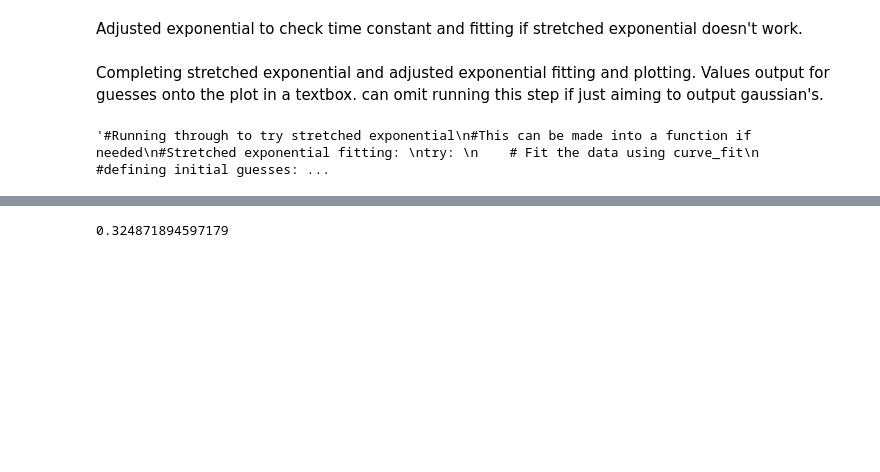
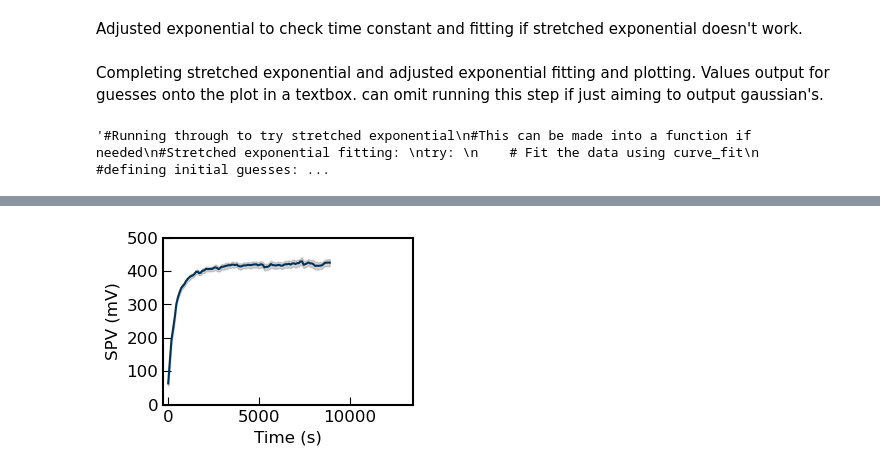
Before and after one commit to RamadanLab/KPFM_processing, a Jupyter notebook: TimeSeriesProcessing.ipynb, the cells around one changed output, grey strips where cells are left out. Cells and saved outputs as stored; diff of their text form; code cells hidden in the pictures; blank space fills up the shorter version.

Commit message:
Updating to try get tau and SPV_sat vlines to work

```diff
--- a/TimeSeriesProcessing.ipynb
+++ b/TimeSeriesProcessing.ipynb
@@ -694,7 +702,50 @@ constant=0.14
-# %%
-print(np.mean(y_fit[5:1000000]))
-# %% [output]
-0.324871894597179
+# %%
+#Plotting spread with any relevant lines:
+plt.figure(figsize=(figsize_x, figsize_y))
+ax = plt.gca()
+plt.rcParams.update({'font.size': base_font_size})
+ax.tick_params(axis='both',direction='in', length=tick_length)
+for axis in ['top','bottom','left','right']:
+    ax.spines[axis].set_linewidth(line_width)
+plt.xlabel("Time (s)")
+plt.ylabel("SPV (mV)")
+ax.xaxis.set_major_locator(MaxNLocator(nbins=3))
+ax.yaxis.set_major_locator(MaxNLocator(nbins=5))
+plt.plot(time_scatter,multigaussian_peak_new,'-', label = 'Average SPV', color=GI_U_color, linewidth=line_width)
+plt.plot(time_scatter, multigaussian_min_new, color='#6F6F6F', linewidth=0.0001)
+plt.plot(time_scatter, multigaussian_max_new, color='#6F6F6F', linewidth=0.0001)
+plt.fill_between(time_scatter, multigaussian_min_new, multigaussian_max_new, color='#6F6F6F',
+                 alpha=0.3)
+if np.max(time_scatter)> 9050:
+    plt.vlines(x=image_time*100,
+           ymin=0,
+           ymax=500,
+           linestyle = '--',
+           linewidth=1,
+          color = 'black',
+#          label = 'Light Off'
+              )
+    #recovery = [image_time*100, image_time*150]
+    recovery = [image_time*96, image_time*150]
+    plt.fill_between(recovery, 0, 500, color=GI_U_color, alpha=0.2)
+#else:
+#    print('Only single region of time series. No light off line needed')
+##For white light (all)
+ax.set_ylim(0,500)
+ax.set_xlim(-image_time*3,image_time*150)
+##For 365nm
+#ax.set_ylim(-100,200)
+#ax.set_xlim(-image_time*3,image_time*60)
+##For 850nm
+#ax.set_ylim(-60,60)
+#ax.set_xlim(-image_time*3,image_time*90)
+#uncomment for saving figures
+fig=plt.gcf()
+#plt.tight_layout()
+#save_plot_to_folder(fig, save_path,filename='ScatterWithSpread.jpeg')
+plt.show()
+# %% [output]
+[figure, added]
 # %%
 #Runtime check:
 import time
```
Also changed, not shown: parts of 4 cells of this notebook.
